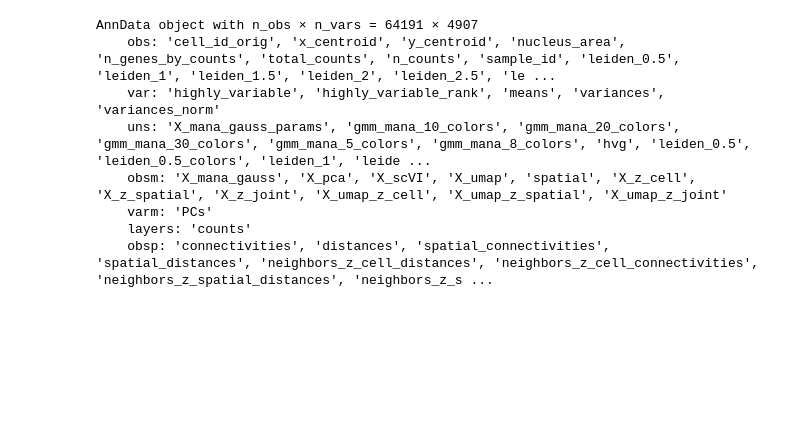
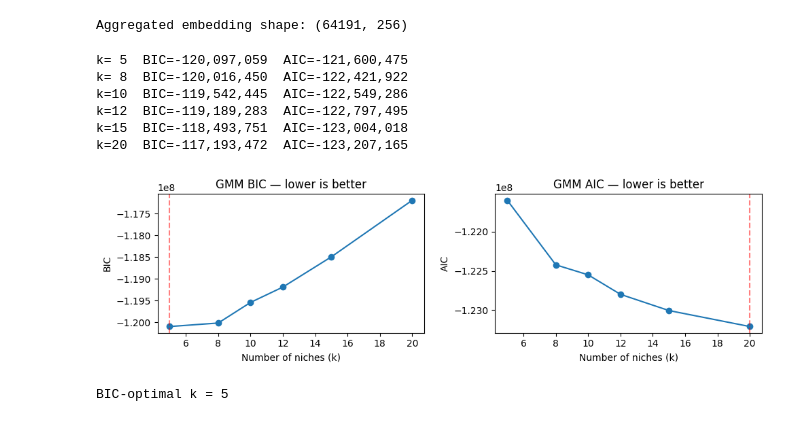
Before and after one commit to christoffermattssonlangseth/NAVI, a Jupyter notebook: notebooks/navi-custom-h5ad.ipynb, the cells around one changed output. Saved outputs shown, nothing was run; the diff lists cells and outputs as text; code cells hidden in the pictures; blank space fills up the shorter version.

```diff
--- a/notebooks/navi-custom-h5ad.ipynb
+++ b/notebooks/navi-custom-h5ad.ipynb
@@ -339,18 +326,56 @@ cc.gr.remove_long_links(adata)
-# %%
-adata
-# %% [output]
-AnnData object with n_obs × n_vars = 64191 × 4907
-    obs: 'cell_id_orig', 'x_centroid', 'y_centroid', 'nucleus_area', 'n_genes_by_counts', 'total_counts', 'n_counts', 'sample_id', 'leiden_0.5', 'leiden_1', 'leiden_1.5', 'leiden_2', 'leiden_2.5', 'le ...
-    var: 'highly_variable', 'highly_variable_rank', 'means', 'variances', 'variances_norm'
-    uns: 'X_mana_gauss_params', 'gmm_mana_10_colors', 'gmm_mana_20_colors', 'gmm_mana_30_colors', 'gmm_mana_5_colors', 'gmm_mana_8_colors', 'hvg', 'leiden_0.5', 'leiden_0.5_colors', 'leiden_1', 'leide ...
-    obsm: 'X_mana_gauss', 'X_pca', 'X_scVI', 'X_umap', 'spatial', 'X_z_cell', 'X_z_spatial', 'X_z_joint', 'X_umap_z_cell', 'X_umap_z_spatial', 'X_umap_z_joint'
-    varm: 'PCs'
-    layers: 'counts'
-    obsp: 'connectivities', 'distances', 'spatial_connectivities', 'spatial_distances', 'neighbors_z_cell_distances', 'neighbors_z_cell_connectivities', 'neighbors_z_spatial_distances', 'neighbors_z_s ...
 # %%
-cc.gr.aggregate_neighbors(adata, n_layers=3, use_rep = 'X_z_joint', out_key='agg_X_z_joint')
+# Aggregate z_joint over 3 neighbourhood hops.
+# n_layers=3 captures ~2-3 cell diameters of context in Xenium data.
+# Result stored in adata.obsm['X_niche_input'].
+cc.gr.aggregate_neighbors(
+    adata,
+    n_layers=3,
+    use_rep="X_z_joint",
+    out_key="X_niche_input",
+)
+print("Aggregated embedding shape:", adata.obsm["X_niche_input"].shape)
+# %% [output]
+Aggregated embedding shape: (64191, 256)
 # %%
-# GMM components to try
-# GMM components to try
-gmm_components = [10, 15]
+from sklearn.mixture import GaussianMixture
+
+X = adata.obsm["X_niche_input"]
+K_RANGE = [5, 8, 10, 12, 15, 20]
+gmm_stats = []
+
+for k in K_RANGE:
+    gmm = GaussianMixture(
+        n_components=k,
+        covariance_type="full",
+        random_state=SEED,
+        n_init=3,
+    )
+    gmm.fit(X)
+    gmm_stats.append({"k": k, "bic": gmm.bic(X), "aic": gmm.aic(X)})
+    print(f"k={k:2d}  BIC={gmm.bic(X):,.0f}  AIC={gmm.aic(X):,.0f}")
+
+gmm_stats_df = pd.DataFrame(gmm_stats)
+
+fig, axes = plt.subplots(1, 2, figsize=(10, 3))
+for ax, metric in zip(axes, ["bic", "aic"]):
+    ax.plot(gmm_stats_df["k"], gmm_stats_df[metric], marker="o")
+    ax.set_xlabel("Number of niches (k)")
+    ax.set_ylabel(metric.upper())
+    ax.set_title(f"GMM {metric.upper()} — lower is better")
+    ax.axvline(gmm_stats_df.loc[gmm_stats_df[metric].idxmin(), "k"], color="red", linestyle="--", alpha=0.5)
+plt.tight_layout()
+plt.savefig(OUT_DIR / "gmm-bic-aic.png", dpi=120, bbox_inches="tight")
+plt.show()
+
+best_k = int(gmm_stats_df.loc[gmm_stats_df["bic"].idxmin(), "k"])
+print(f"\nBIC-optimal k = {best_k}")
+# %% [output]
+k= 5  BIC=-120,097,059  AIC=-121,600,475
+k= 8  BIC=-120,016,450  AIC=-122,421,922
+k=10  BIC=-119,542,445  AIC=-122,549,286
+k=12  BIC=-119,189,283  AIC=-122,797,495
+k=15  BIC=-118,493,751  AIC=-123,004,018
+k=20  BIC=-117,193,472  AIC=-123,207,165
+[figure, added]
+BIC-optimal k = 5
 # %%
```
Also changed, not shown: parts of 38 cells of this notebook, 1 other file.
